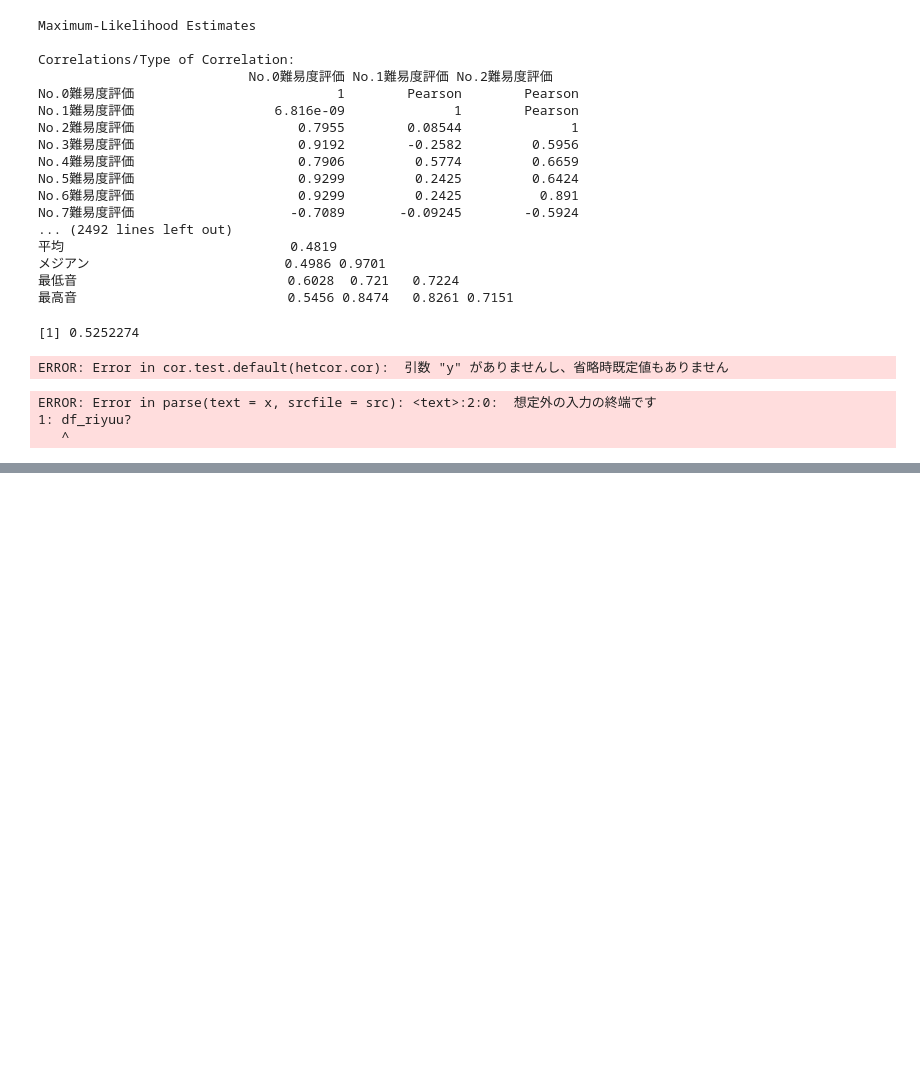
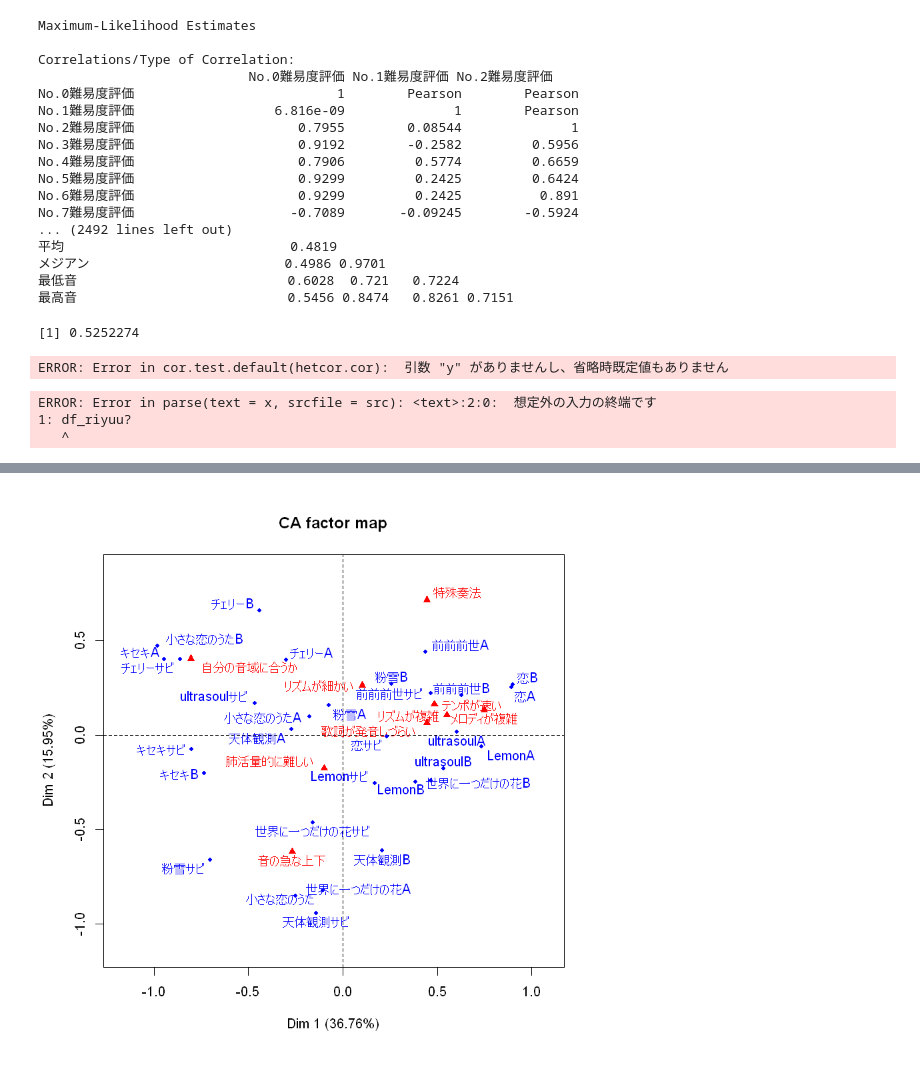
Before and after one commit to yamathcy/sotsuken, a Jupyter notebook: Untitled1.ipynb, the cells around one changed output, grey strips where cells are left out. Drawn from its saved outputs; the diff is of its cells as text; code cells hidden in the pictures; blank space fills up the shorter version.

```diff
--- a/Untitled1.ipynb
+++ b/Untitled1.ipynb
@@ -79,3 +73,5 @@ df_riyuu?
 ERROR: Error in parse(text = x, srcfile = src): <text>:2:0:  想定外の入力の終端です
 1: df_riyuu?
    ^
+# %%
+riyu <- read.csv("riyu.csv",row.names=1)
@@ -81,0 +100,4 @@ ERROR: Error in parse(text = x, srcfile = src): <text>:2:0:  想定外の入力
+# %%
+ca_dat <- CA(riyu)
+# %% [output]
+[figure, added]
```
Also changed, not shown: parts of 14 cells of this notebook, 8 other files.
